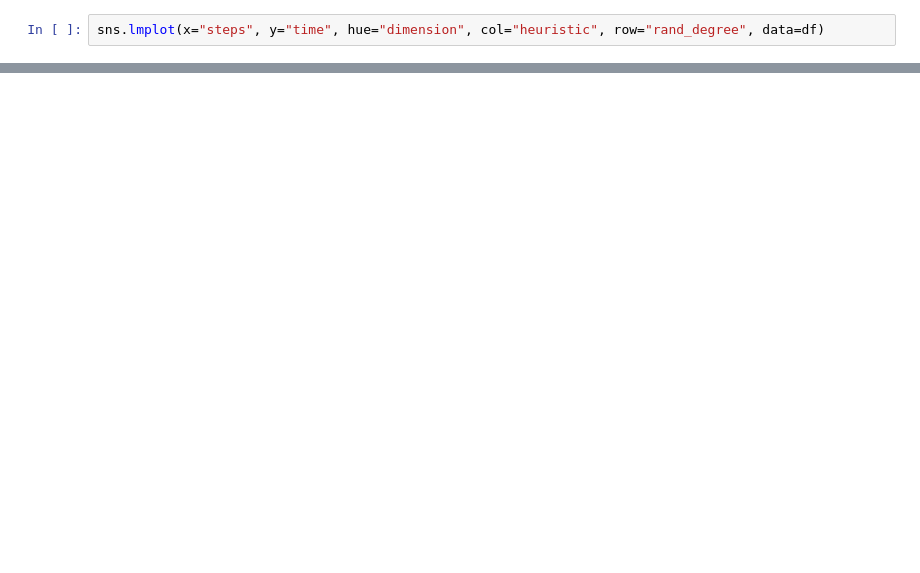
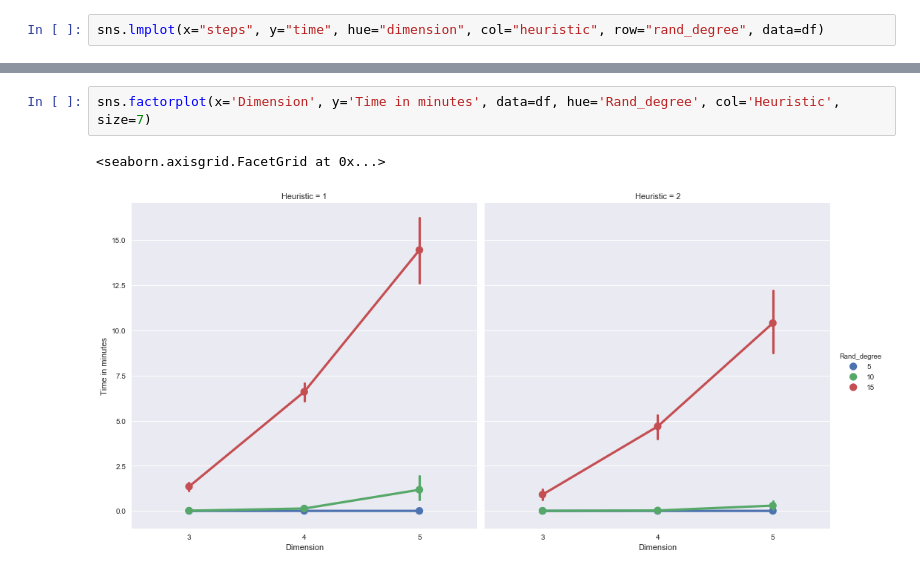
Before and after one commit to ilyakrasnov/ai_project_jce17, a Jupyter notebook: stats/Analysis.ipynb, the cells around one changed output, grey strips where cells are left out. Cells and saved outputs as stored; diff of their text form; blank space fills up the shorter version.

```diff
--- a/stats/Analysis.ipynb
+++ b/stats/Analysis.ipynb
@@ -163,0 +138,5 @@ sns.lmplot(y="steps", x="dimension", hue="dimension", row="rand_degree", col="he
+# %%
+sns.factorplot(x='Dimension', y='Time in minutes', data=df, hue='Rand_degree', col='Heuristic', size=7)
+# %% [output]
+<seaborn.axisgrid.FacetGrid at 0x...>
+[figure, added]
```
Also changed, not shown: parts of 25 cells of this notebook, 6 other files.
